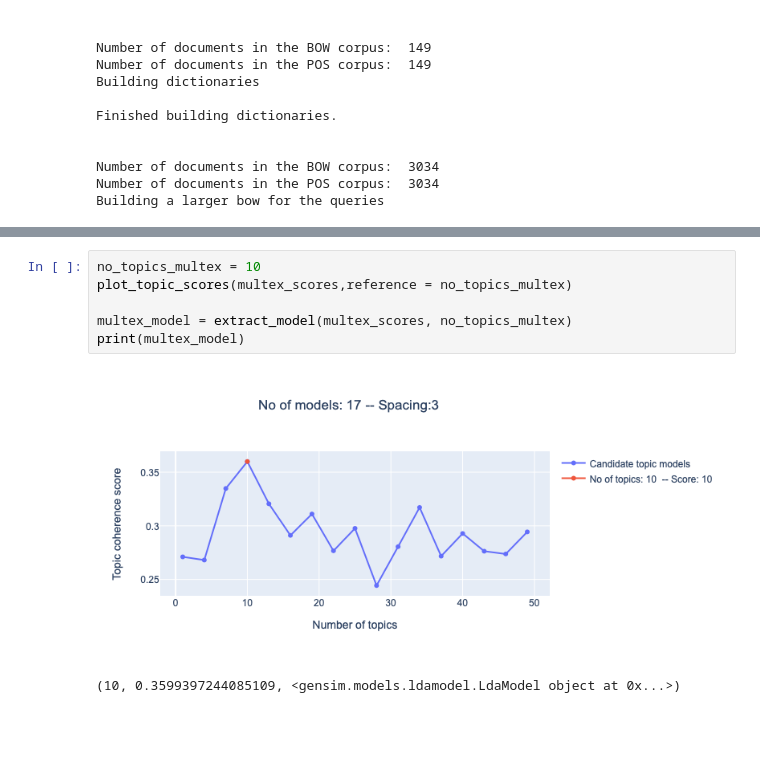
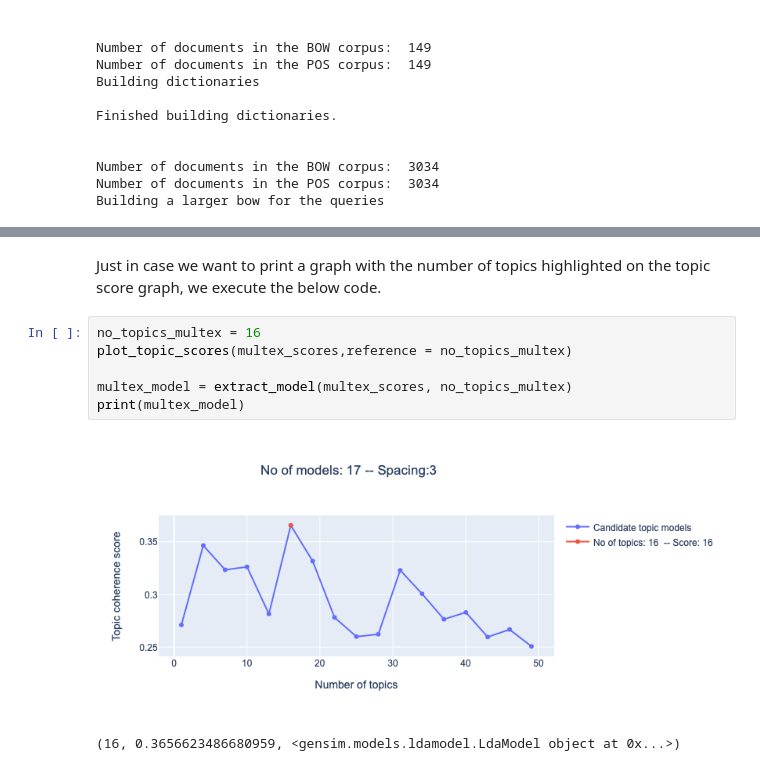
Before and after one commit to Riaal-Domingues/forensic_document_classification, a Jupyter notebook: notebooks/Experiments/Experiment4.ipynb, the cells around one changed output, grey strips where cells are left out. Drawn from its saved outputs; the diff is of its cells as text; blank space fills up the shorter version.

```diff
--- a/notebooks/Experiments/Experiment4.ipynb
+++ b/notebooks/Experiments/Experiment4.ipynb
@@ -1002,9 +593,11 @@ plot_topic_scores(multex_scores)
+# %% [markdown]
+Just in case we want to print a graph with the number of topics highlighted on the topic score graph, we execute the below code.
 # %%
-no_topics_multex = 10
+no_topics_multex = 16
 plot_topic_scores(multex_scores,reference = no_topics_multex)
 
 multex_model = extract_model(multex_scores, no_topics_multex)
 print(multex_model)
 # %% [output]
-[figure, old version]
+[figure, new version]
-(10, 0.3599397244085109, <gensim.models.ldamodel.LdaModel object at 0x...>)
+(16, 0.3656623486680959, <gensim.models.ldamodel.LdaModel object at 0x...>)
```
Also changed, not shown: parts of 11 cells of this notebook.
